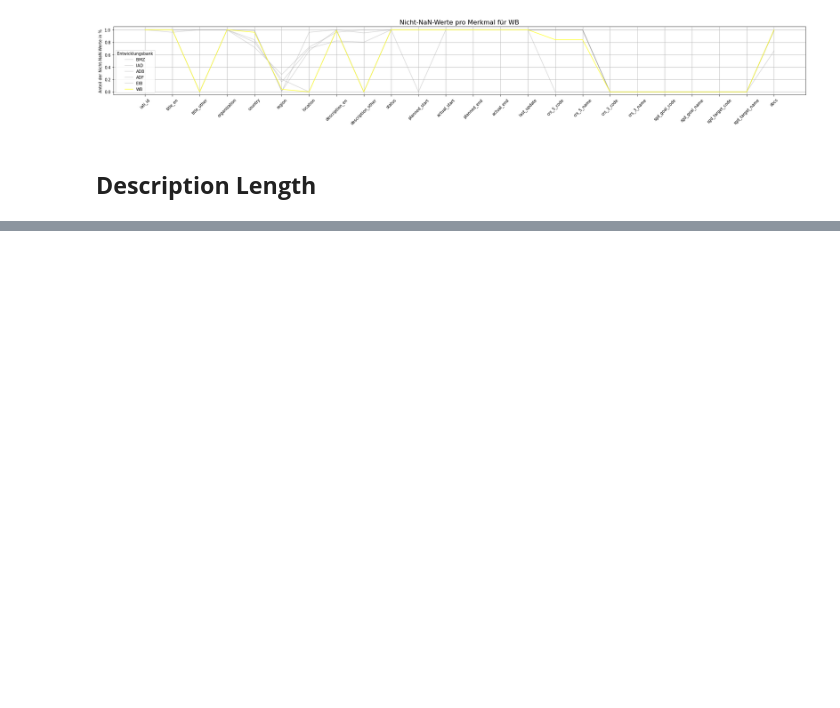
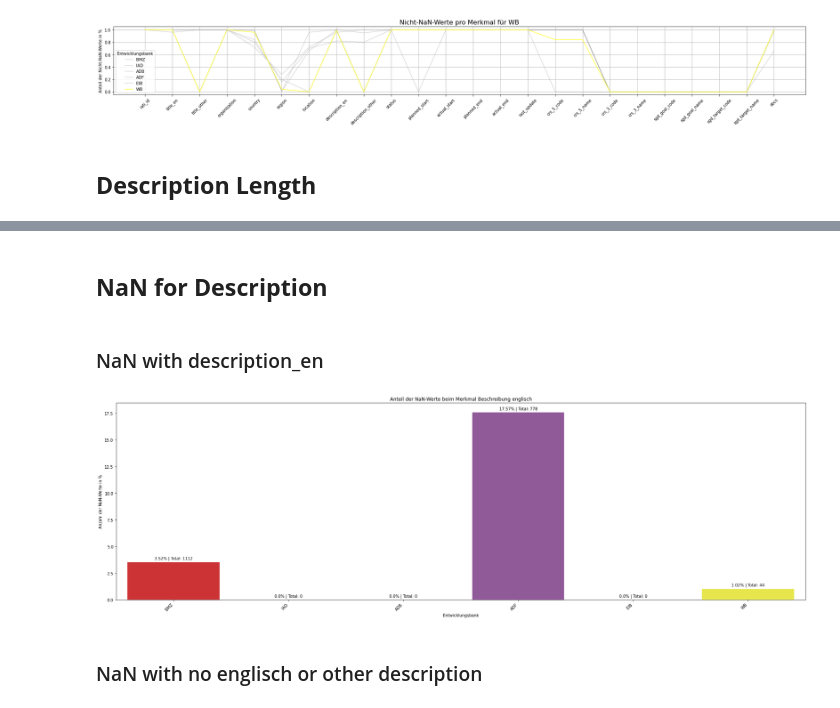
Before and after one commit to JanMuehlnikel/NLP-Development-Banks-Collaboration-Analyzer, a Jupyter notebook: data/exploreation/quality.ipynb, the cells around one changed output, grey strips where cells are left out. Drawn from its saved outputs; the diff is of its cells as text; code cells hidden in the pictures; blank space fills up the shorter version.

Commit message:
added descr nan analysis

```diff
--- a/data/exploreation/quality.ipynb
+++ b/data/exploreation/quality.ipynb
@@ -168,0 +201,35 @@ plt.show()
+# %% [markdown]
+## **NaN for Description**
+# %% [markdown]
+### NaN with description_en
+# %%
+for org in orgas:
+    df = orgas[org][0]
+    nan_values = (round((df['description_en'].isna().sum() / len(df['description_en']) ) *100, 2),  df['description_en'].isna().sum())
+    orgas[org][1] = nan_values
+# %%
+org_names = list(orgas.keys())
+nan_counts = [orgas[org][1][0] for org in orgas]
+
+palette = sns.color_palette("Set1")
+
+plt.figure(figsize=(25, 8))
+ax = sns.barplot(x=org_names, y=nan_counts, palette=palette)
+
+margin = 0.25
+for idx, bar in enumerate(ax.patches):
+    nan_count = nan_counts[idx]
+    total_count = orgas[org_names[idx]][1][1]
+    ax.text(bar.get_x() + bar.get_width() / 2, bar.get_height() + margin, f'{nan_count}% | Total: {total_count}', ha='center', color='black', fontsize=10)
+
+plt.xlabel('Entwicklungsbank')
+plt.ylabel('Anzahl der NaN-Werte in %')
+plt.title('Anteil der NaN-Werte beim Merkmal Beschreibung englisch')
+plt.xticks(rotation=45, ha='right')
+plt.tight_layout()
+plt.savefig(f'img/nan_with_descr_en.png')
+plt.show()
+# %% [output]
+[figure, added]
+# %% [markdown]
+### NaN with no englisch or other description
```
Also changed, not shown: parts of 4 cells of this notebook, 2 other files.
